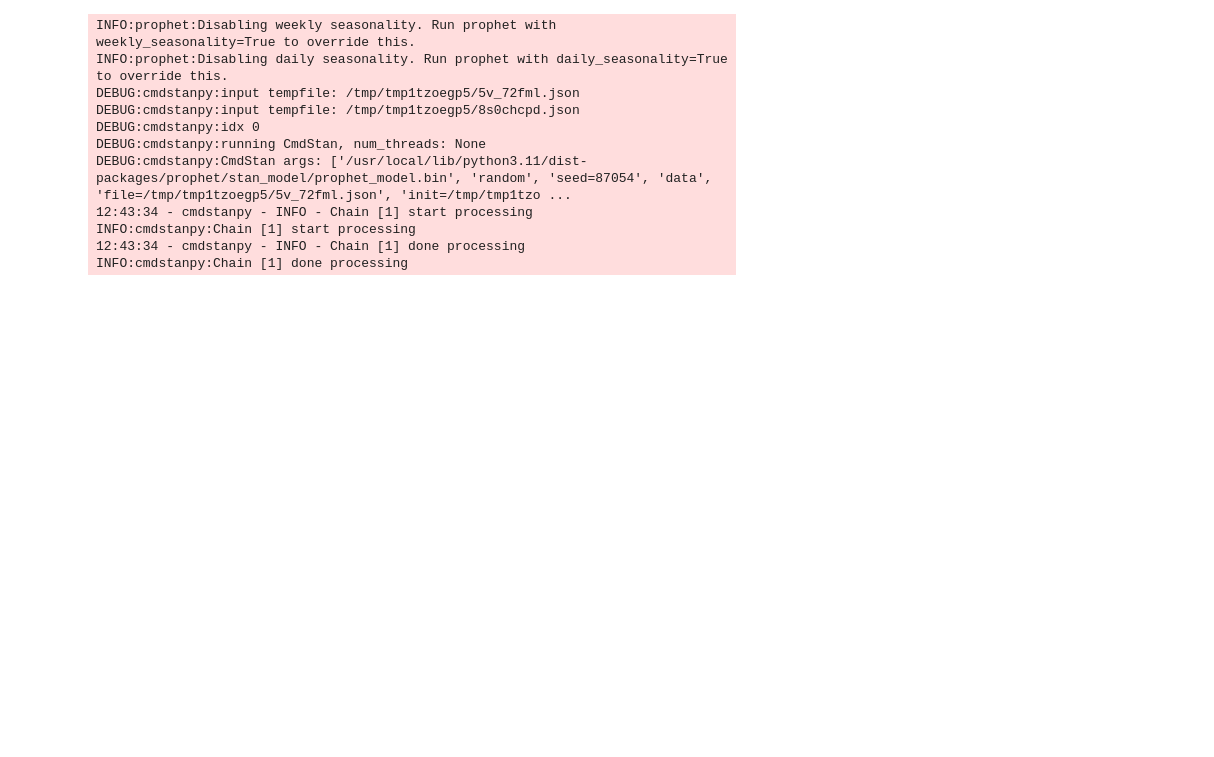
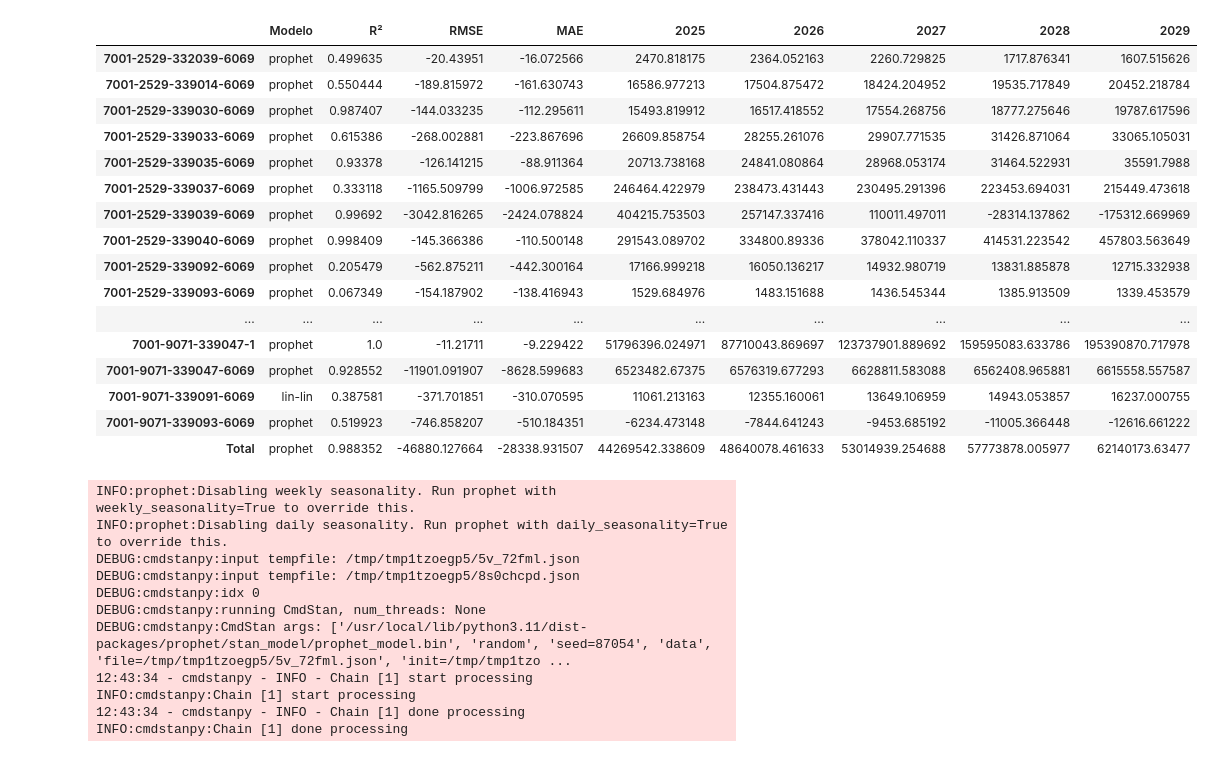
Before and after one commit to TiagoIesbick/dashboard-etl, a Jupyter notebook: previsoes.ipynb, the cells around one changed output. Saved outputs shown, nothing was run; the diff lists cells and outputs as text; code cells hidden in the pictures; blank space fills up the shorter version.

```diff
--- a/previsoes.ipynb
+++ b/previsoes.ipynb
@@ -211,3 +268,23 @@ df_models
+# %%
+models_ma36
+# %% [output]
+|  | Modelo | R² | RMSE | MAE | 2025 | 2026 | 2027 | 2028 | 2029 |
+| 7001-2529-332039-6069 | prophet | 0.499635 | -20.43951 | -16.072566 | 2470.818175 | 2364.052163 | 2260.729825 | 1717.876341 | 1607.515626 |
+| 7001-2529-339014-6069 | prophet | 0.550444 | -189.815972 | -161.630743 | 16586.977213 | 17504.875472 | 18424.204952 | 19535.717849 | 20452.218784 |
+| 7001-2529-339030-6069 | prophet | 0.987407 | -144.033235 | -112.295611 | 15493.819912 | 16517.418552 | 17554.268756 | 18777.275646 | 19787.617596 |
+| 7001-2529-339033-6069 | prophet | 0.615386 | -268.002881 | -223.867696 | 26609.858754 | 28255.261076 | 29907.771535 | 31426.871064 | 33065.105031 |
+| 7001-2529-339035-6069 | prophet | 0.93378 | -126.141215 | -88.911364 | 20713.738168 | 24841.080864 | 28968.053174 | 31464.522931 | 35591.7988 |
+| 7001-2529-339037-6069 | prophet | 0.333118 | -1165.509799 | -1006.972585 | 246464.422979 | 238473.431443 | 230495.291396 | 223453.694031 | 215449.473618 |
+| 7001-2529-339039-6069 | prophet | 0.99692 | -3042.816265 | -2424.078824 | 404215.753503 | 257147.337416 | 110011.497011 | -28314.137862 | -175312.669969 |
+| 7001-2529-339040-6069 | prophet | 0.998409 | -145.366386 | -110.500148 | 291543.089702 | 334800.89336 | 378042.110337 | 414531.223542 | 457803.563649 |
+| 7001-2529-339092-6069 | prophet | 0.205479 | -562.875211 | -442.300164 | 17166.999218 | 16050.136217 | 14932.980719 | 13831.885878 | 12715.332938 |
+| 7001-2529-339093-6069 | prophet | 0.067349 | -154.187902 | -138.416943 | 1529.684976 | 1483.151688 | 1436.545344 | 1385.913509 | 1339.453579 |
+| ... | ... | ... | ... | ... | ... | ... | ... | ... | ... |
+| 7001-9071-339047-1 | prophet | 1.0 | -11.21711 | -9.229422 | 51796396.024971 | 87710043.869697 | 123737901.889692 | 159595083.633786 | 195390870.717978 |
+| 7001-9071-339047-6069 | prophet | 0.928552 | -11901.091907 | -8628.599683 | 6523482.67375 | 6576319.677293 | 6628811.583088 | 6562408.965881 | 6615558.557587 |
+| 7001-9071-339091-6069 | lin-lin | 0.387581 | -371.701851 | -310.070595 | 11061.213163 | 12355.160061 | 13649.106959 | 14943.053857 | 16237.000755 |
+| 7001-9071-339093-6069 | prophet | 0.519923 | -746.858207 | -510.184351 | -6234.473148 | -7844.641243 | -9453.685192 | -11005.366448 | -12616.661222 |
+| Total | prophet | 0.988352 | -46880.127664 | -28338.931507 | 44269542.338609 | 48640078.461633 | 53014939.254688 | 57773878.005977 | 62140173.63477 |
 # %%
 from prophet import Prophet
 
```
Also changed, not shown: parts of 17 cells of this notebook.
